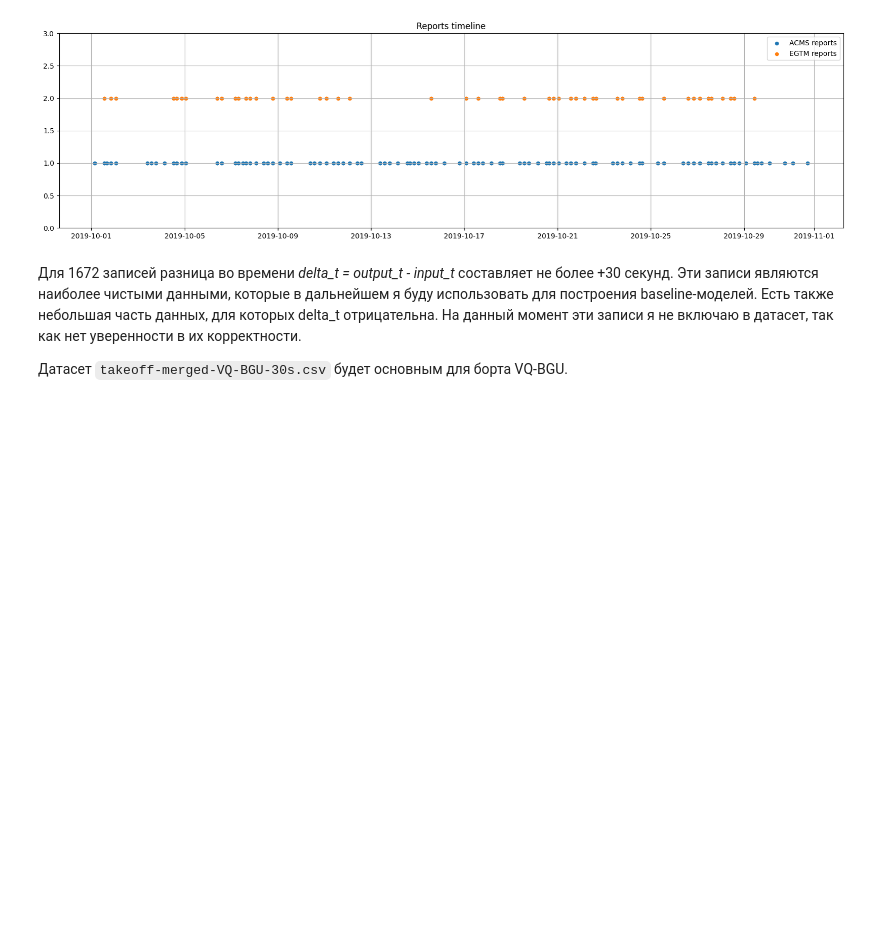
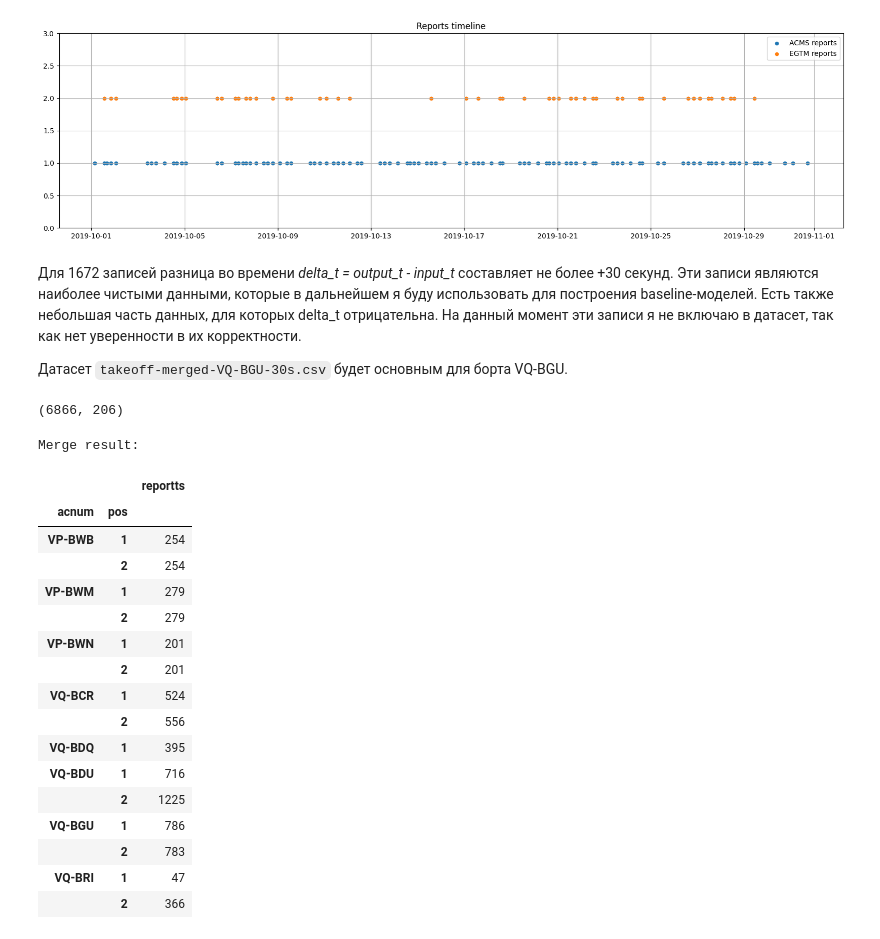
Before and after one commit to skeptlk/ecm, a Jupyter notebook: merge_output_one_to_one.ipynb, the cells around one changed output. Cells and saved outputs as stored; diff of their text form; code cells hidden in the pictures; blank space fills up the shorter version.

Commit message:
Merge results

```diff
--- a/merge_output_one_to_one.ipynb
+++ b/merge_output_one_to_one.ipynb
@@ -7,9 +7,8 @@ import pandas as pd
 acms_full = pd.read_csv('./data/neo_takeoff_202404192324.csv', parse_dates=['reportts'], low_memory=False)
 
 acnum = 'VQ-BDU'
-# acnum = 'VP-BWB'
 
-acms = acms_full.query(f'acnum == @acnum') \
+acms = acms_full \
     .drop(columns=['reportname']) \
     .set_index('reportts') \
     .sort_index()
@@ -110,4 +109,54 @@ plt.show()
 Для 1672 записей разница во времени *delta_t = output_t - input_t* составляет не более +30 секунд. Эти записи являются наиболее чистыми данными, которые в дальнейшем я буду использовать для построения baseline-моделей. Есть также небольшая часть данных, для которых delta_t отрицательна. На данный момент эти записи я не включаю в датасет, так как нет уверенности в их корректности.
 
 Датасет `takeoff-merged-VQ-BGU-30s.csv` будет основным для борта VQ-BGU.
+# %%
+res = []
+
+for acnum in egtm_raw.groupby('acnum').count().index.to_list():
+  for pos in [1, 2]:
+    egtm_to_merge = egtm_raw \
+      .query('acnum == @acnum and pos == @pos') \
+      .reset_index().rename(columns={'recorded_dt': 'reportts'}) \
+      .set_index('reportts').sort_index() \
+      .drop(columns=['acnum', 'pos'])
+
+    m = pd.merge_asof(
+      acms.query('acnum == @acnum and pos == @pos'),
+      egtm_to_merge,
+      on='reportts',
+      direction='nearest',
+      tolerance=pd.to_timedelta('15 sec')
+    ).dropna(subset=['egtm'])
+
+    if m.shape[0] < 10:
+      continue
+
+    res.append(m)
+
+merged2 = pd.concat(res)
+merged2.shape
+# %% [output]
+(6866, 206)
+# %%
+print("Merge result:")
+merged2.groupby(['acnum', 'pos']).count()[['reportts']]
+# %% [output]
+Merge result:
+|  |  | reportts |
+| acnum | pos |  |
+| VP-BWB | 1 | 254 |
+|  | 2 | 254 |
+| VP-BWM | 1 | 279 |
+|  | 2 | 279 |
+| VP-BWN | 1 | 201 |
+|  | 2 | 201 |
+| VQ-BCR | 1 | 524 |
+|  | 2 | 556 |
+| VQ-BDQ | 1 | 395 |
+| VQ-BDU | 1 | 716 |
+|  | 2 | 1225 |
+| VQ-BGU | 1 | 786 |
+|  | 2 | 783 |
+| VQ-BRI | 1 | 47 |
+|  | 2 | 366 |
 # %%
```
Also changed, not shown: parts of 7 cells of this notebook.
